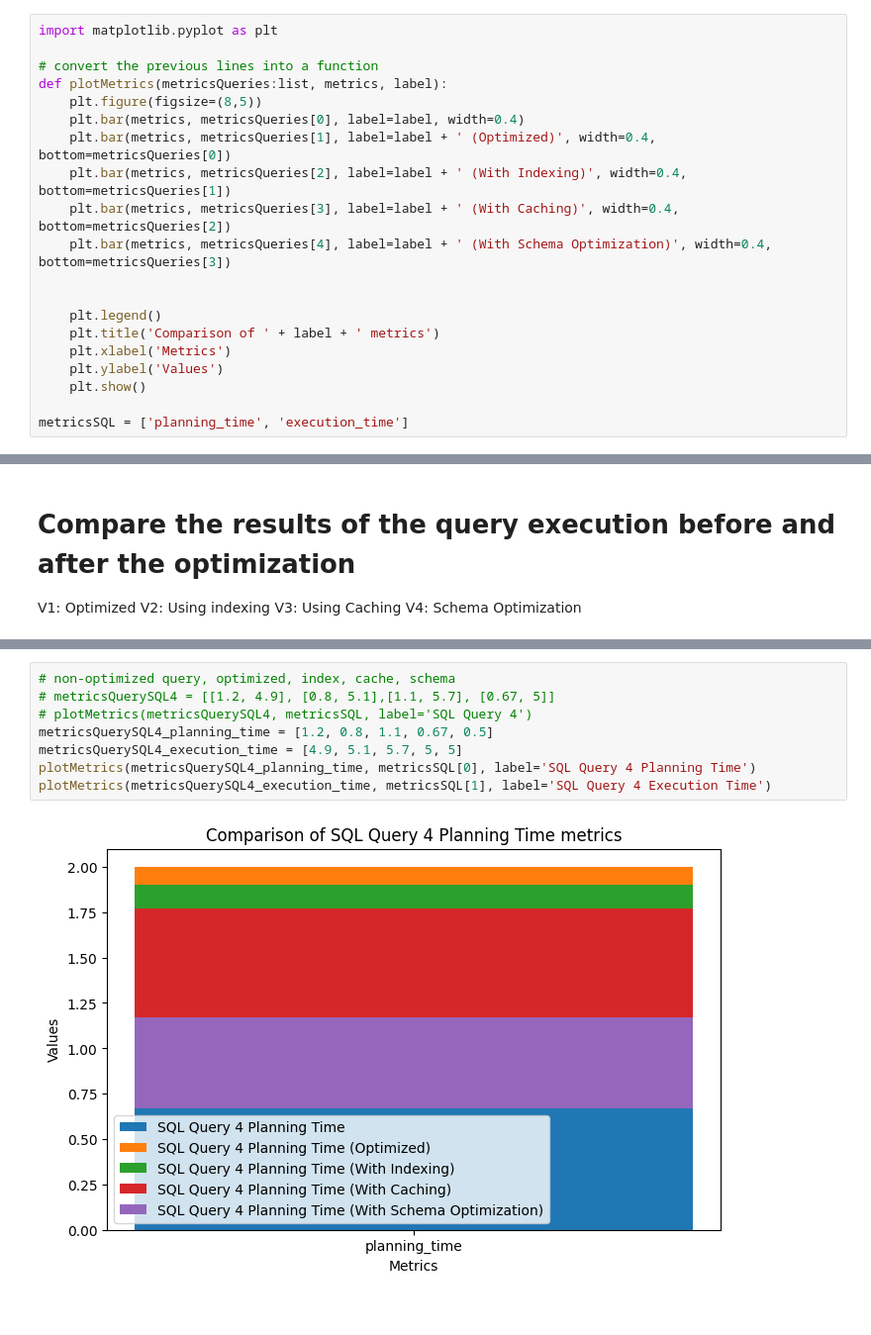
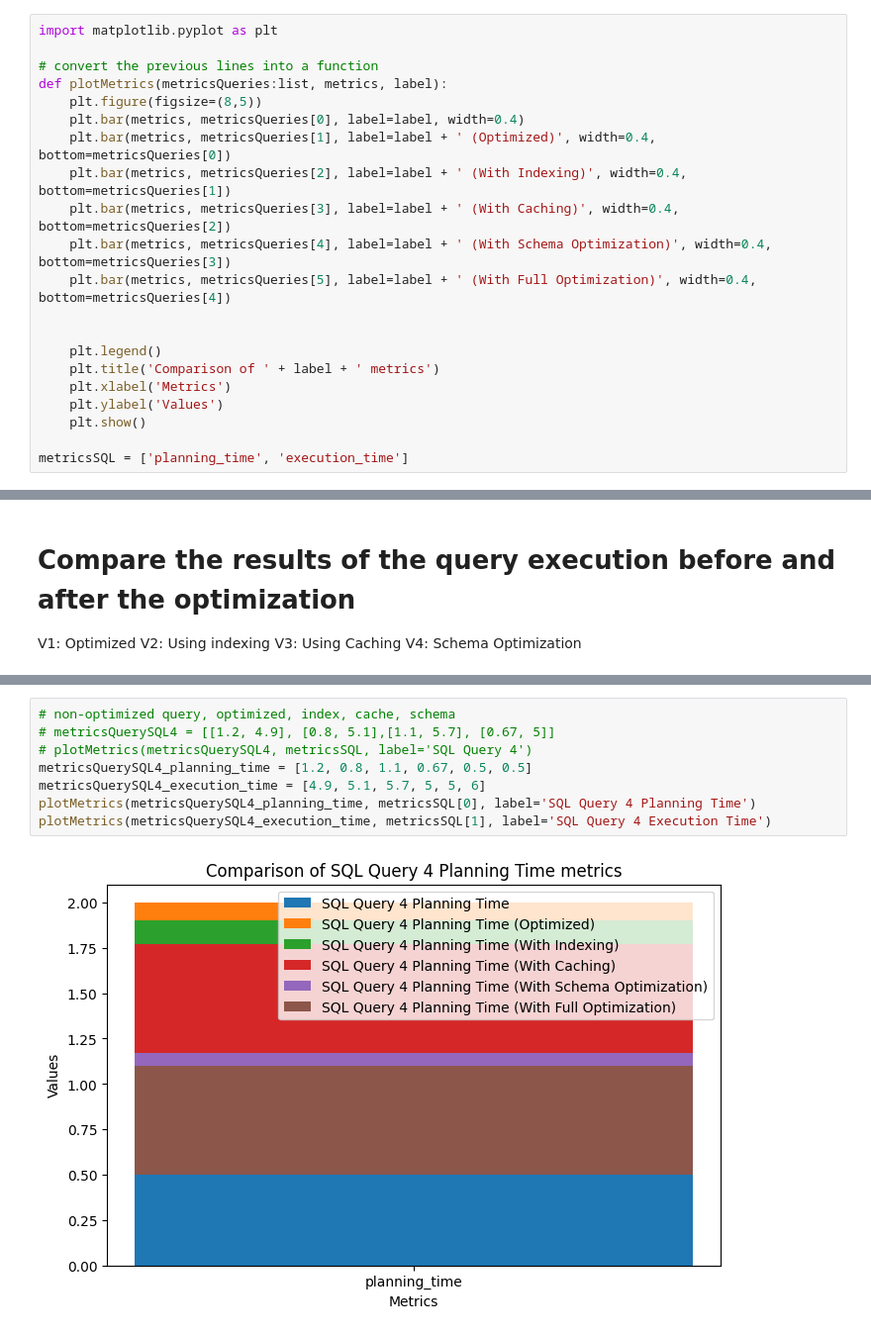
Before and after one commit to Mostafa-wael/Database-Tuning, a Jupyter notebook: results/results.ipynb, the cells around one changed output, grey strips where cells are left out. Shown at 99% size. Drawn from its saved outputs; the diff is of its cells as text.

```diff
--- a/results/results.ipynb
+++ b/results/results.ipynb
@@ -9,6 +9,7 @@ def plotMetrics(metricsQueries:list, metrics, label):
     plt.bar(metrics, metricsQueries[2], label=label + ' (With Indexing)', width=0.4, bottom=metricsQueries[1])
     plt.bar(metrics, metricsQueries[3], label=label + ' (With Caching)', width=0.4, bottom=metricsQueries[2])
     plt.bar(metrics, metricsQueries[4], label=label + ' (With Schema Optimization)', width=0.4, bottom=metricsQueries[3])
+    plt.bar(metrics, metricsQueries[5], label=label + ' (With Full Optimization)', width=0.4, bottom=metricsQueries[4])
 
 
     plt.legend()
@@ -75,10 +76,10 @@ plotMetrics(metricsQuerySQL3_execution_time, metricsSQL[1], label='SQL Query 3 E
 # %%
 # non-optimized query, optimized, index, cache, schema
 # metricsQuerySQL4 = [[1.2, 4.9], [0.8, 5.1],[1.1, 5.7], [0.67, 5]]
 # plotMetrics(metricsQuerySQL4, metricsSQL, label='SQL Query 4')
-metricsQuerySQL4_planning_time = [1.2, 0.8, 1.1, 0.67, 0.5]
-metricsQuerySQL4_execution_time = [4.9, 5.1, 5.7, 5, 5]
+metricsQuerySQL4_planning_time = [1.2, 0.8, 1.1, 0.67, 0.5, 0.5]
+metricsQuerySQL4_execution_time = [4.9, 5.1, 5.7, 5, 5, 6]
 plotMetrics(metricsQuerySQL4_planning_time, metricsSQL[0], label='SQL Query 4 Planning Time')
 plotMetrics(metricsQuerySQL4_execution_time, metricsSQL[1], label='SQL Query 4 Execution Time')
 # %% [output]
-[figure, old version]
+[figure, new version]
```
Also changed, not shown: parts of 4 cells of this notebook, 6 other files.
